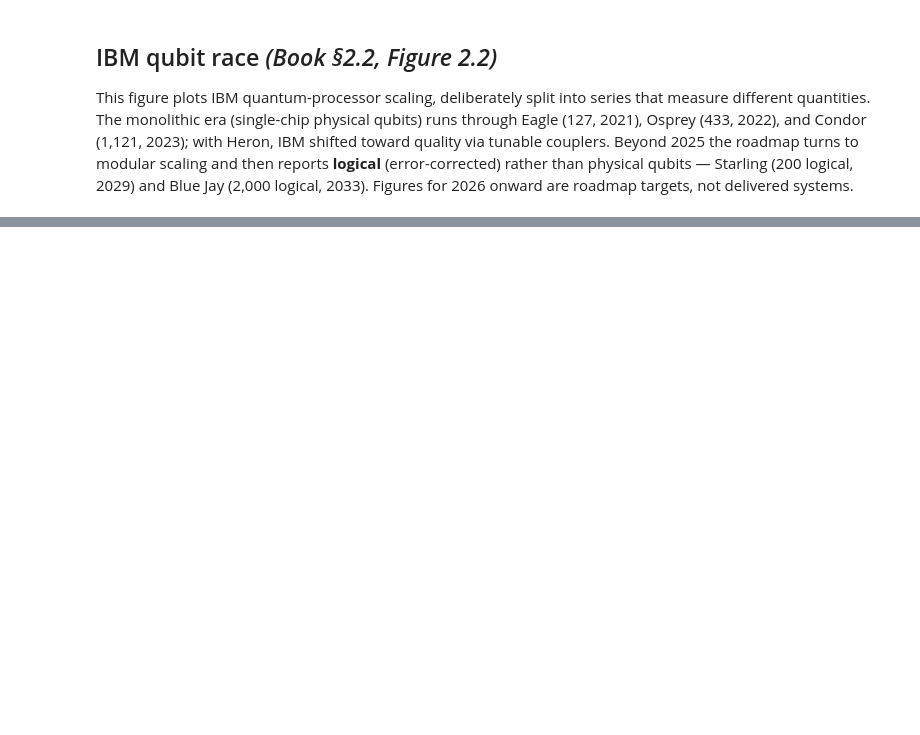
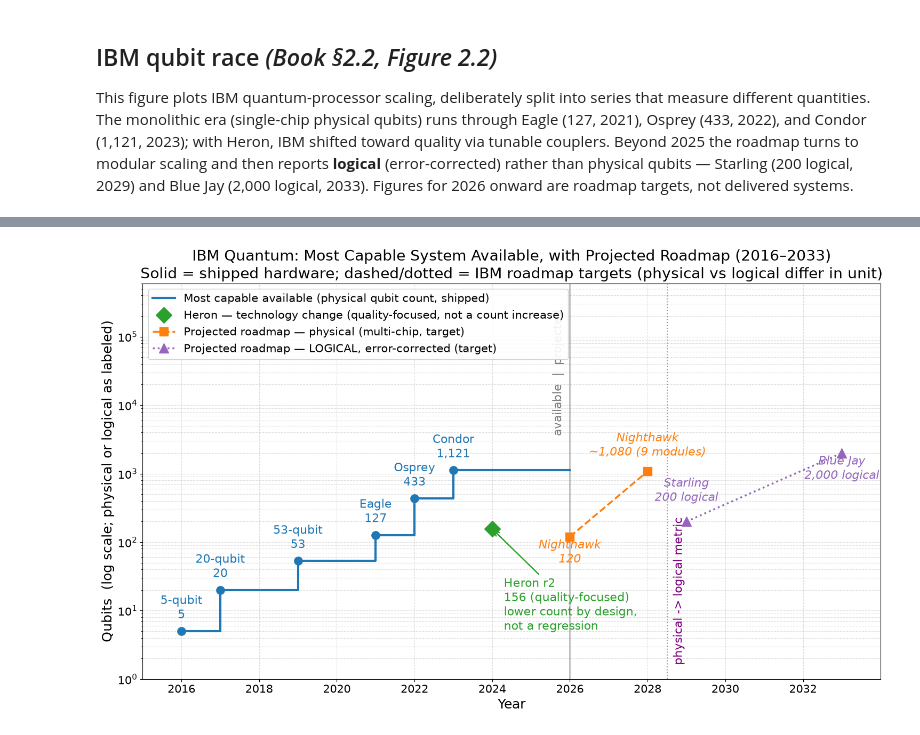
Before and after one commit to UW-ERSL/AppliedQC, a Jupyter notebook: Chapter02_QuantumSoftware_notebook.ipynb, the cells around one changed output, grey strips where cells are left out. Saved outputs shown, nothing was run; the diff lists cells and outputs as text; code cells hidden in the pictures; blank space fills up the shorter version.

```diff
--- a/Chapter02_QuantumSoftware_notebook.ipynb
+++ b/Chapter02_QuantumSoftware_notebook.ipynb
@@ -297,0 +165,100 @@ saved
+# %%
+
+import matplotlib.pyplot as plt
+
+FS_TITLE, FS_AXIS, FS_TICK, FS_LABEL, FS_LEGEND, FS_BREAK = 20, 18, 15, 16, 15, 16
+
+NOW = 2026  # "you are here" divider: everything to the left is available today
+
+# ---------------------------------------------------------------
+# AVAILABLE today -- "most capable available" by PHYSICAL qubit count.
+# Monolithic scaling era: rises in steps and HOLDS at Condor's 1,121, the
+# highest single-chip count shipped. The line does NOT descend to Heron.
+# Frontier flat from 2023 to the present (Condor-class count still the ceiling).
+# ---------------------------------------------------------------
+av_years  = [2016, 2017, 2019, 2021, 2022, 2023, NOW]
+av_qubits = [5,    20,   53,   127,  433,  1121, 1121]
+av_pts = [(2016, 5,   '5-qubit\n5'), (2017, 20, '20-qubit\n20'),
+          (2019, 53,  '53-qubit\n53'), (2021, 127, 'Eagle\n127'),
+          (2022, 433, 'Osprey\n433'), (2023, 1121, 'Condor\n1,121')]
+
+# Heron kept as a TECHNOLOGY-CHANGE marker (quality, NOT a count increase),
+# exactly like Advantage2 on the D-Wave figure.
+heron_year, heron_q = 2024, 156
+
+# ---------------------------------------------------------------
+# PROJECTED roadmap (dashed): PHYSICAL, multi-chip -- 2025 IBM roadmap.
+# Nighthawk: 120 (2026) -> ~1,080 connected across 9 modules (2028).
+# ---------------------------------------------------------------
+rp_years  = [2026, 2028]
+rp_qubits = [120,  1080]
+rp_labels = ['Nighthawk\n120', 'Nighthawk\n~1,080 (9 modules)']
+
+# ---------------------------------------------------------------
+# PROJECTED roadmap (dotted): LOGICAL (error-corrected) qubits.
+# Starling 200 logical (2029); Blue Jay 2,000 logical (2033+).
+# ---------------------------------------------------------------
+rl_years  = [2029, 2033]
+rl_qubits = [200,  2000]
+rl_labels = ['Starling\n200 logical', 'Blue Jay\n2,000 logical']
+
+BLUE, GREEN, ORANGE, PURPLE = '#1f77b4', '#2ca02c', '#ff7f0e', '#9467bd'
+
+plt.figure(figsize=(15, 9))
+
+# available: solid frontier, rises then holds flat at Condor's 1,121
+plt.step(av_years, av_qubits, where='post', color=BLUE, lw=3, zorder=3,
+         label='Most capable available (physical qubit count, shipped)')
+for yr, q, lab in av_pts:
+    plt.plot([yr], [q], 'o', color=BLUE, ms=11, zorder=4)
+    plt.text(yr, q * 1.55, lab, ha='center', fontsize=FS_LABEL, color=BLUE)
+
+# Heron: technology-change marker (quality, not a count step) -- like Advantage2
+plt.plot([heron_year], [heron_q], 'D', color=GREEN, ms=15, zorder=5,
+         label='Heron — technology change (quality-focused, not a count increase)')
+plt.annotate('Heron r2\n156 (quality-focused)\nlower count by design,\nnot a regression',
+             xy=(heron_year, heron_q), xytext=(2024.3, 12),
+             fontsize=FS_LABEL, color=GREEN, ha='left', va='center',
+             arrowprops=dict(arrowstyle='->', color=GREEN, lw=1.8))
+
+# projected physical (dashed)
+plt.plot(rp_years, rp_qubits, 's--', color=ORANGE, lw=2.5, ms=11, zorder=3,
+         label='Projected roadmap — physical (multi-chip, target)')
+# projected logical (dotted)
+plt.plot(rl_years, rl_qubits, '^:', color=PURPLE, lw=2.5, ms=13, zorder=3,
+         label='Projected roadmap — LOGICAL, error-corrected (target)')
+
+# "you are here" divider
+plt.axvline(x=NOW, color='gray', ls='-', alpha=0.5, lw=2)
+plt.text(NOW - 0.15, 250000, 'available  |  projected',
+         color='gray', fontsize=FS_BREAK, rotation=90, va='top', ha='right')
+# metric-change divider (physical -> logical)
+plt.axvline(x=2028.5, color='purple', ls=':', alpha=0.5)
+plt.text(2028.65, 1.6, 'physical -> logical metric',
+         color='purple', fontsize=FS_BREAK, rotation=90, va='bottom')
+
+def label_points(years, qubits, labels, color, style='normal', dy=1.55):
+    for x, y, t in zip(years, qubits, labels):
+        plt.text(x, y * dy, t, ha='center', fontsize=FS_LABEL, color=color, style=style)
+
+label_points([rp_years[0]], [rp_qubits[0]], [rp_labels[0]], ORANGE, 'italic', dy=0.42)
+label_points([rp_years[1]], [rp_qubits[1]], [rp_labels[1]], ORANGE, 'italic', dy=1.7)
+label_points([rl_years[0]], [rl_qubits[0]], [rl_labels[0]], PURPLE, 'italic', dy=2.0)
+label_points([rl_years[1]], [rl_qubits[1]], [rl_labels[1]], PURPLE, 'italic', dy=0.42)
+
+plt.title('IBM Quantum: Most Capable System Available, with Projected Roadmap (2016–2033)\n'
+          'Solid = shipped hardware; dashed/dotted = IBM roadmap targets (physical vs logical differ in unit)',
+          fontsize=FS_TITLE)
+plt.xlabel('Year', fontsize=FS_AXIS)
+plt.ylabel('Qubits  (log scale; physical or logical as labeled)', fontsize=FS_AXIS)
+plt.yscale('log')
+plt.ylim(1, 600000)
+plt.xlim(2015, 2034)
+plt.xticks(range(2016, 2034, 2), fontsize=FS_TICK)
+plt.yticks(fontsize=FS_TICK)
+plt.grid(True, which='both', ls='--', alpha=0.4)
+plt.legend(loc='upper left', fontsize=FS_LEGEND, framealpha=0.9)
+plt.tight_layout()
+plt.show()
+# %% [output]
+[figure, added]
```
Also changed, not shown: parts of 3 cells of this notebook, 10 other files.
